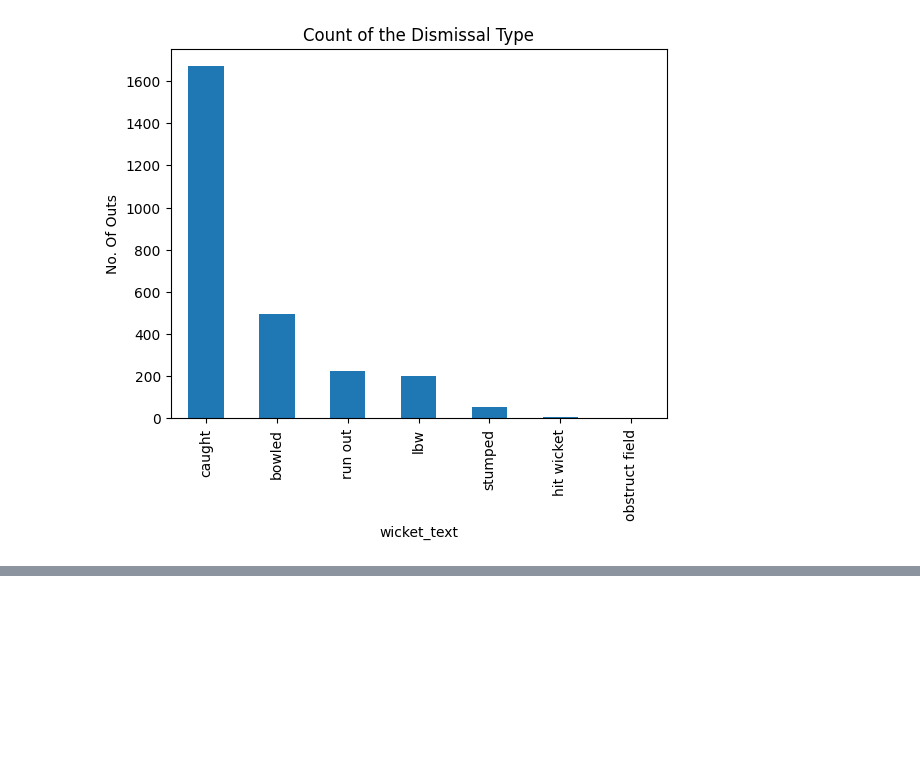
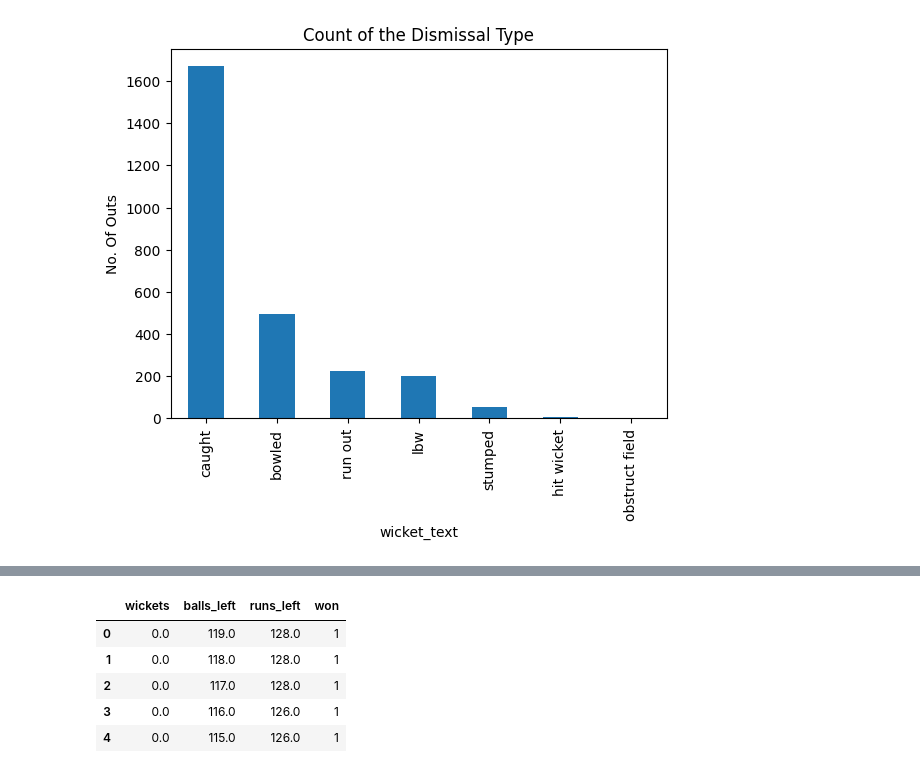
Before and after one commit to RasibHassan/Cricket-Match-Win-Predicition, a Jupyter notebook: PSL_WIN_PREDICTION.ipynb, the cells around one changed output, grey strips where cells are left out. Cells and saved outputs as stored; diff of their text form; code cells hidden in the pictures; blank space fills up the shorter version.

```diff
--- a/PSL_WIN_PREDICTION.ipynb
+++ b/PSL_WIN_PREDICTION.ipynb
@@ -126,0 +175,10 @@ series.plot(kind ="bar", title="Count of the Dismissal Type", ylabel ="No. Of Ou
+# %%
+psl_df = final_data[['wickets','balls_left','runs_left','won']]
+psl_df.head()
+# %% [output]
+|  | wickets | balls_left | runs_left | won |
+| 0 | 0.0 | 119.0 | 128.0 | 1 |
+| 1 | 0.0 | 118.0 | 128.0 | 1 |
+| 2 | 0.0 | 117.0 | 128.0 | 1 |
+| 3 | 0.0 | 116.0 | 126.0 | 1 |
+| 4 | 0.0 | 115.0 | 126.0 | 1 |
```
Also changed, not shown: parts of 9 cells of this notebook.
